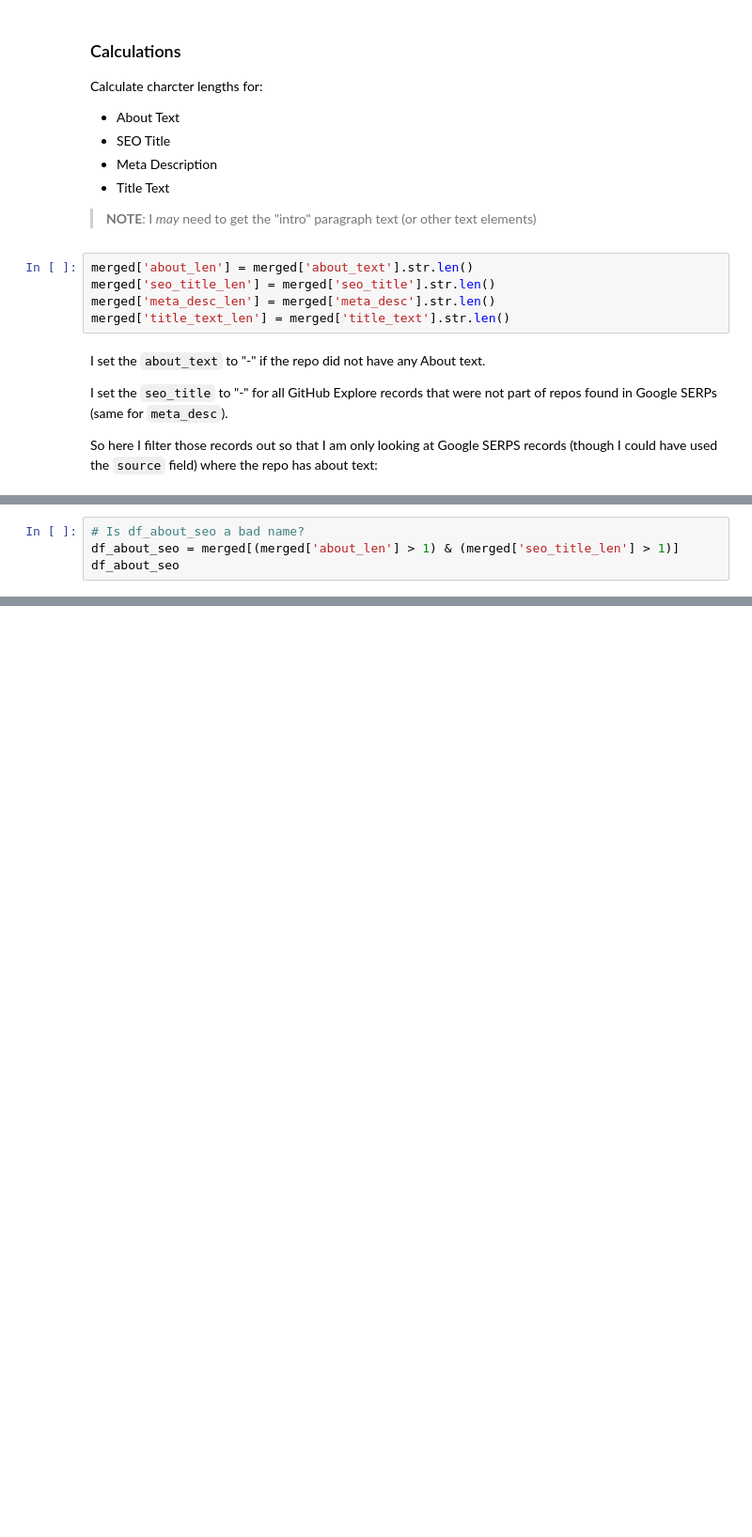
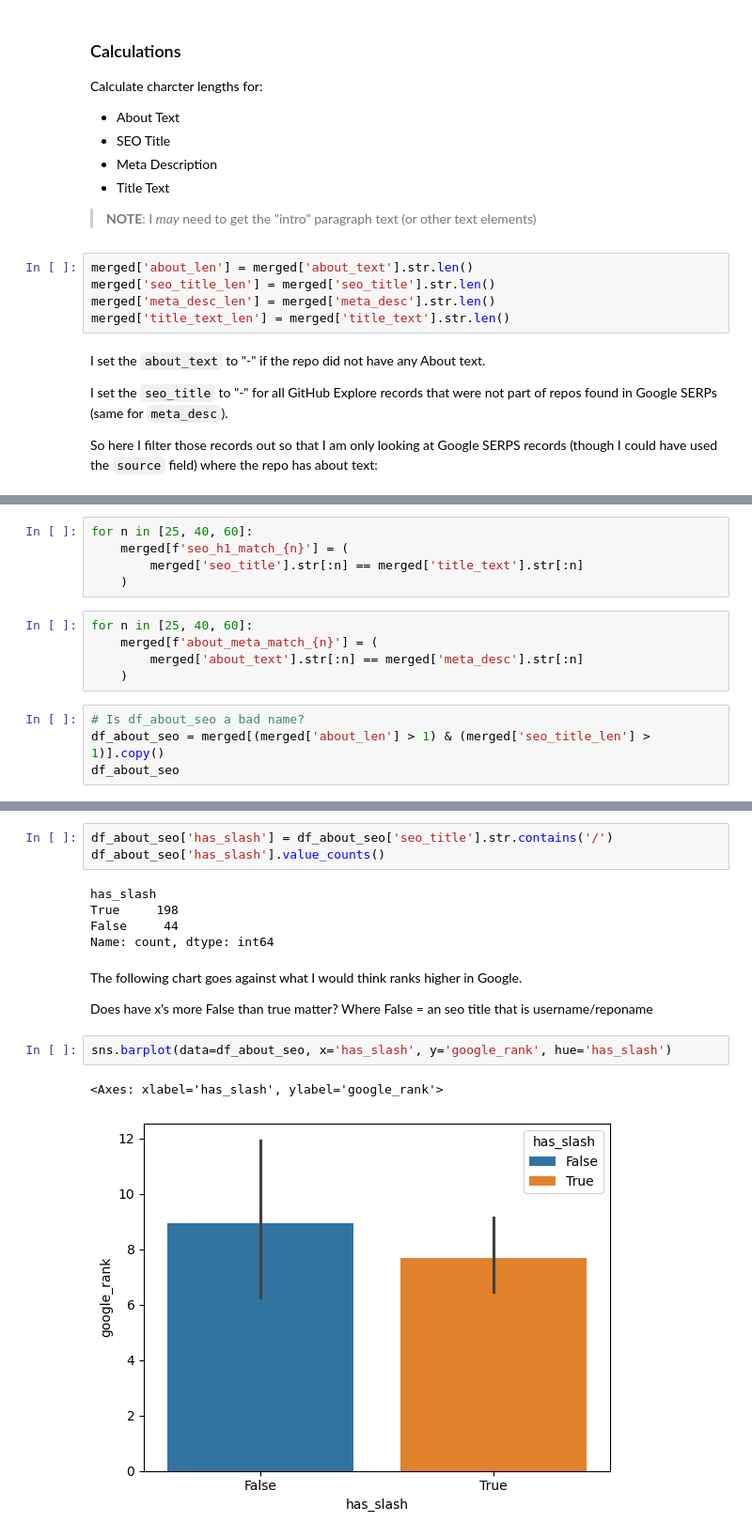
Before and after one commit to Kernix13/github-readme-seo-analysis, a Jupyter notebook: notebooks/02_google_rank.ipynb, the cells around one changed output, grey strips where cells are left out. Shown at 94% size. Saved outputs shown, nothing was run; the diff lists cells and outputs as text; blank space fills up the shorter version.

Commit message:
data analysis is harder than I thought

```diff
--- a/notebooks/02_google_rank.ipynb
+++ b/notebooks/02_google_rank.ipynb
@@ -64,6 +69,16 @@ So here I filter those records out so that I am only looking at Google SERPS rec
+# %%
+for n in [25, 40, 60]:
+    merged[f'seo_h1_match_{n}'] = (
+        merged['seo_title'].str[:n] == merged['title_text'].str[:n]
+    )
+# %%
+for n in [25, 40, 60]:
+    merged[f'about_meta_match_{n}'] = (
+        merged['about_text'].str[:n] == merged['meta_desc'].str[:n]
+    )
 # %%
 # Is df_about_seo a bad name?
-df_about_seo = merged[(merged['about_len'] > 1) & (merged['seo_title_len'] > 1)]
+df_about_seo = merged[(merged['about_len'] > 1) & (merged['seo_title_len'] > 1)].copy()
 df_about_seo
 # %% [output]
 |  | user_reponame | search_phrase | explore_rank | google_rank | source | 1st_el | 2nd_el | 3rd_el | h1_ct | ... |
@@ -81,0 +97,17 @@ df_about_seo
+# %%
+df_about_seo['has_slash'] = df_about_seo['seo_title'].str.contains('/')
+df_about_seo['has_slash'].value_counts()
+# %% [output]
+has_slash
+True     198
+False     44
+Name: count, dtype: int64
+# %% [markdown]
+The following chart goes against what I would think ranks higher in Google.
+
+Does have x's more False than true matter? Where False = an seo title that is username/reponame
+# %%
+sns.barplot(data=df_about_seo, x='has_slash', y='google_rank', hue='has_slash')
+# %% [output]
+<Axes: xlabel='has_slash', ylabel='google_rank'>
+[figure, added]
```
Also changed, not shown: parts of 11 cells of this notebook, 1 other file.
